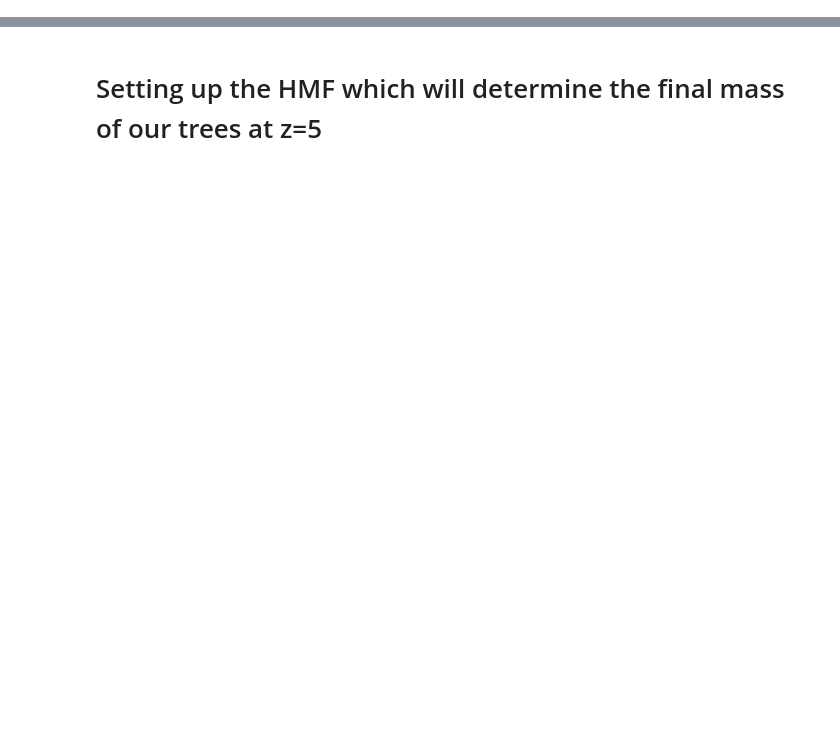
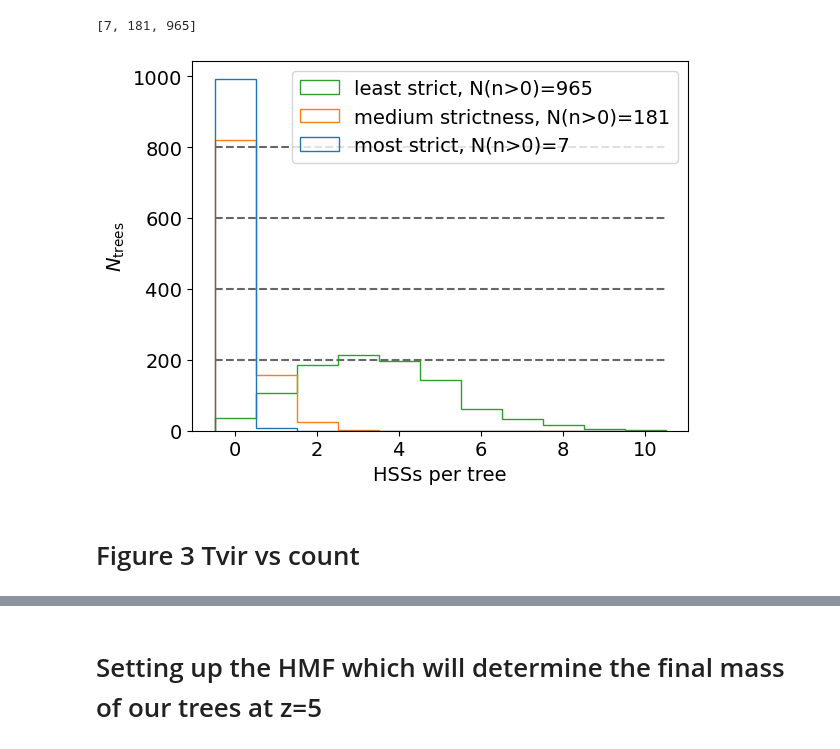
Before and after one commit to mscoggs/merger_tree_exploration, a Jupyter notebook: analyze_trees.ipynb, the cells around one changed output, grey strips where cells are left out. Drawn from its saved outputs; the diff is of its cells as text; code cells hidden in the pictures; blank space fills up the shorter version.

```diff
--- a/analyze_trees.ipynb
+++ b/analyze_trees.ipynb
@@ -33,0 +386,6 @@ import io
+# %%
+df = pd.read_csv("leo_candidacy")
+
+mr, tt, mt, count = np.array(df["merger_ratio"]), np.array(df["target_temp"]), np.array(df["min_t_ratio"]), np.array(df["count"])
+file_count=1000
+df
@@ -33,0 +1022,44 @@ import io
+# %%
+
+merger_ratio =[1.4, 1.4, 1.4]
+merger_err = 0.075
+temp_min = [9000, 7000, 5000]
+temp_err = 1000
+t_ratio = [1.0, 0.75, 0.5]
+ratio_err = 0.1
+full_counts = [[],[],[]]
+
+all_files = list(glob.iglob("leo_candidacy_files/*"))
+for f in all_files:
+    df = pd.read_csv(f)
+    mr, tt, mt, count_temp = np.array(df["merger_ratio"]), np.array(df["target_temp"]), np.array(df["min_t_ratio"]), np.array(df["count"])
+    for x in range(3):
+        a,b,c = merger_ratio[x], temp_min[x], t_ratio[x]
+        filt = np.where((np.abs(mr - a) < merger_err) & (np.abs(tt - b) < temp_err) & (np.abs(mt - c) < ratio_err))
+        #filt = np.where((np.abs(tt - b) < temp_err))
+        full_counts[x].append(np.max(count_temp[filt]))
+# %%
+plt.figure()
+maxN = np.max(full_counts)
+shift=0.5
+for y in np.arange(200,900,200):
+    plt.plot(np.linspace(0-shift,maxN-shift,10), np.linspace(y,y,10),color="black", alpha=0.6,ls="--")
+
+bins = np.arange(0,maxN+1, 1)
+sizes = [np.size(np.where(np.array(full_counts[x])>0)) for x in range(3)]
+print(sizes)
+labels = ["most strict", "medium strictness", "least strict"]
+labels = [labels[x]+ ", N(n>0)="+str(sizes[x]) for x in range(3)]
+# for x in range(3):
+#     plt.hist(full_counts[x],bins=bins-0.5, label=labels[x],alpha=0.8)#,rwidth=0.9)
+plt.hist(full_counts,bins=bins-shift, label=labels,histtype="step")#,rwidth=0.9)
+
+plt.ylabel(r"$N_{\rm trees}$")
+plt.xlabel("HSSs per tree")
+plt.legend(loc="upper right")
+plt.savefig("figures/leo_hist.pdf",bbox_inches="tight")
+# %% [output]
+[7, 181, 965]
+[figure, added]
+# %% [markdown]
+# Figure 3 Tvir vs count
```
Also changed, not shown: parts of 86 cells of this notebook, 58 other files.
